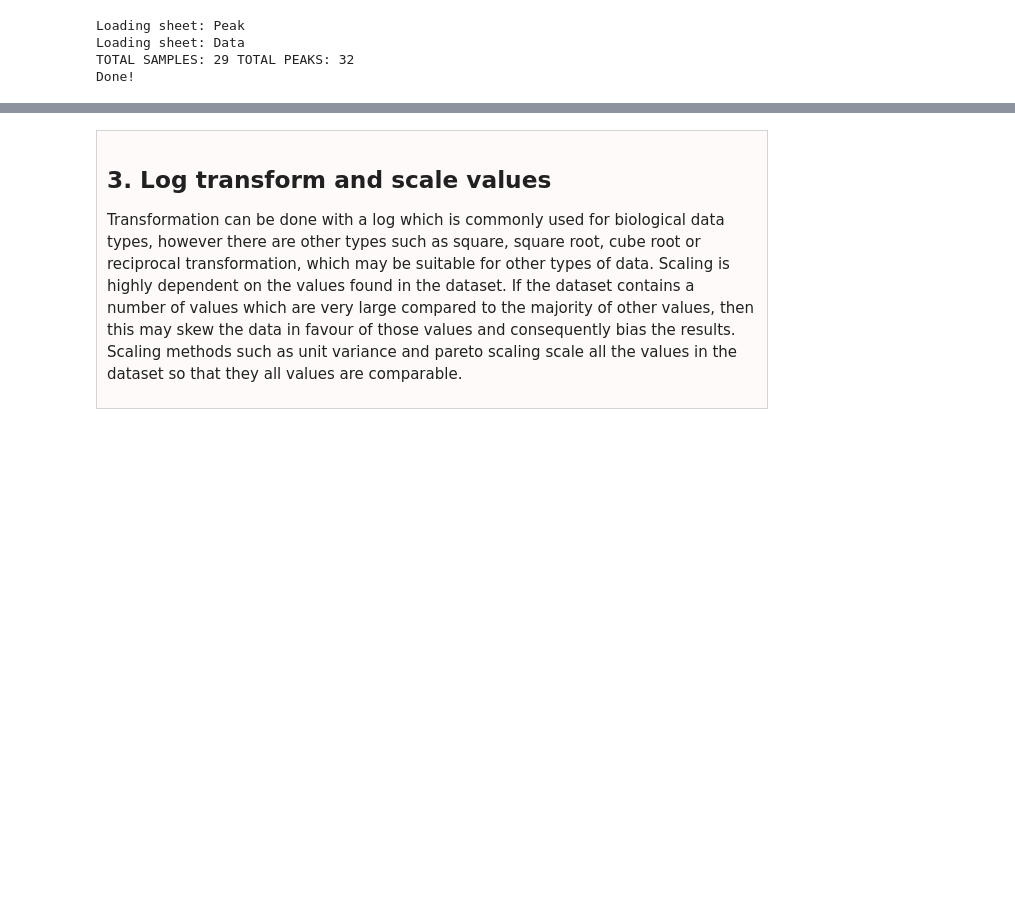
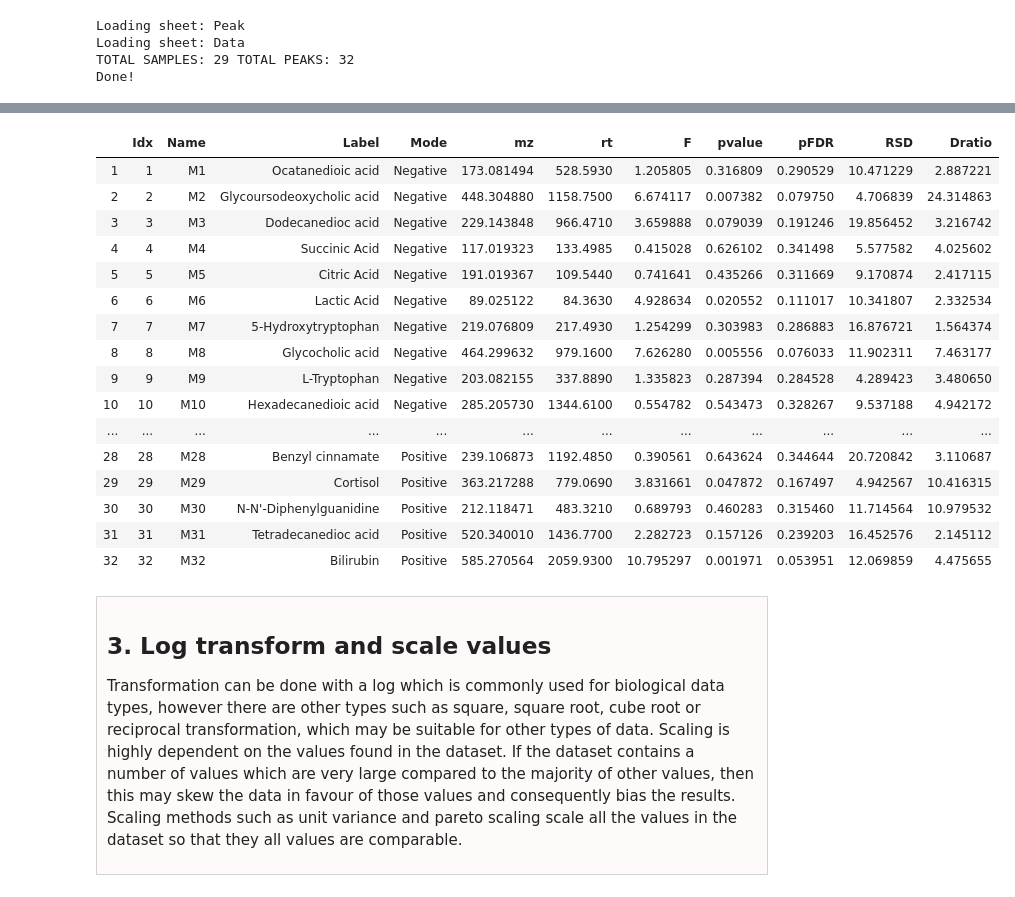
Before and after one commit to brettChapman/multivis_tutorials, a Jupyter notebook: Tutorial1.ipynb, the cells around one changed output, grey strips where cells are left out. Drawn from its saved outputs; the diff is of its cells as text; code cells hidden in the pictures; blank space fills up the shorter version.

```diff
--- a/Tutorial1.ipynb
+++ b/Tutorial1.ipynb
@@ -94,3 +108,23 @@ Using the <b>BeakerX</b> package we can interactively view and check the Peak Ta
+# %%
+display(PeakTable)
+# %% [output]
+|  | Idx | Name | Label | Mode | mz | rt | F | pvalue | pFDR | RSD | Dratio |
+| 1 | 1 | M1 | Ocatanedioic acid | Negative | 173.081494 | 528.5930 | 1.205805 | 0.316809 | 0.290529 | 10.471229 | 2.887221 |
+| 2 | 2 | M2 | Glycoursodeoxycholic acid | Negative | 448.304880 | 1158.7500 | 6.674117 | 0.007382 | 0.079750 | 4.706839 | 24.314863 |
+| 3 | 3 | M3 | Dodecanedioc acid | Negative | 229.143848 | 966.4710 | 3.659888 | 0.079039 | 0.191246 | 19.856452 | 3.216742 |
+| 4 | 4 | M4 | Succinic Acid | Negative | 117.019323 | 133.4985 | 0.415028 | 0.626102 | 0.341498 | 5.577582 | 4.025602 |
+| 5 | 5 | M5 | Citric Acid | Negative | 191.019367 | 109.5440 | 0.741641 | 0.435266 | 0.311669 | 9.170874 | 2.417115 |
+| 6 | 6 | M6 | Lactic Acid | Negative | 89.025122 | 84.3630 | 4.928634 | 0.020552 | 0.111017 | 10.341807 | 2.332534 |
+| 7 | 7 | M7 | 5-Hydroxytryptophan | Negative | 219.076809 | 217.4930 | 1.254299 | 0.303983 | 0.286883 | 16.876721 | 1.564374 |
+| 8 | 8 | M8 | Glycocholic acid | Negative | 464.299632 | 979.1600 | 7.626280 | 0.005556 | 0.076033 | 11.902311 | 7.463177 |
+| 9 | 9 | M9 | L-Tryptophan | Negative | 203.082155 | 337.8890 | 1.335823 | 0.287394 | 0.284528 | 4.289423 | 3.480650 |
+| 10 | 10 | M10 | Hexadecanedioic acid | Negative | 285.205730 | 1344.6100 | 0.554782 | 0.543473 | 0.328267 | 9.537188 | 4.942172 |
+| ... | ... | ... | ... | ... | ... | ... | ... | ... | ... | ... | ... |
+| 28 | 28 | M28 | Benzyl cinnamate | Positive | 239.106873 | 1192.4850 | 0.390561 | 0.643624 | 0.344644 | 20.720842 | 3.110687 |
+| 29 | 29 | M29 | Cortisol | Positive | 363.217288 | 779.0690 | 3.831661 | 0.047872 | 0.167497 | 4.942567 | 10.416315 |
+| 30 | 30 | M30 | N-N'-Diphenylguanidine | Positive | 212.118471 | 483.3210 | 0.689793 | 0.460283 | 0.315460 | 11.714564 | 10.979532 |
+| 31 | 31 | M31 | Tetradecanedioc acid | Positive | 520.340010 | 1436.7700 | 2.282723 | 0.157126 | 0.239203 | 16.452576 | 2.145112 |
+| 32 | 32 | M32 | Bilirubin | Positive | 585.270564 | 2059.9300 | 10.795297 | 0.001971 | 0.053951 | 12.069859 | 4.475655 |
 # %% [markdown]
 <div style="background-color:rgb(255, 250, 250); padding:10px;  border: 1px solid lightgrey; padding-left: 1em; padding-right: 1em;">
 
```
Also changed, not shown: parts of 6 cells of this notebook, 16 other files.
